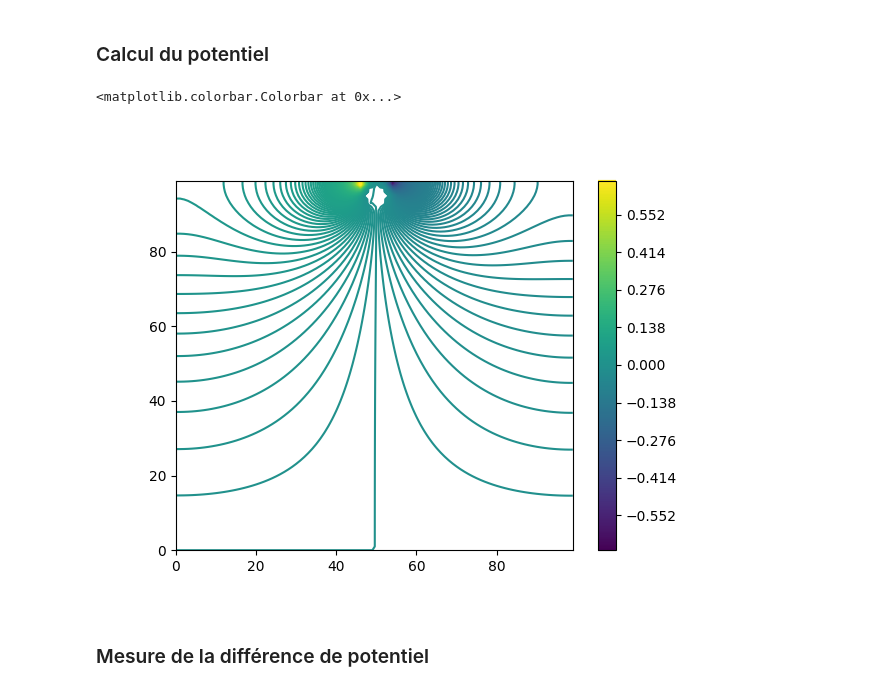
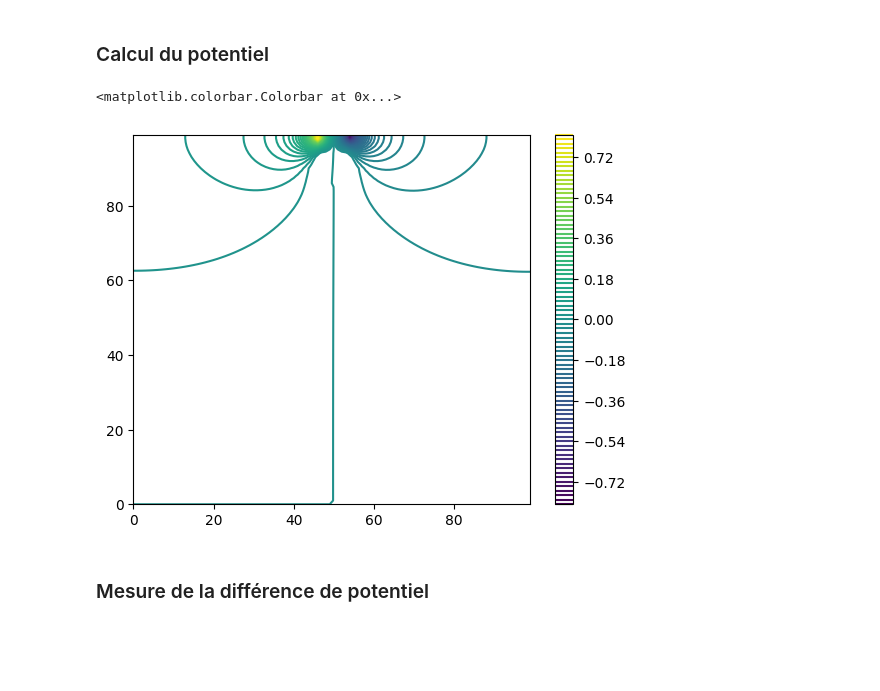
Before and after one commit to AlexandreChevrette/ProjetFinal_PhysiqueNumerique, a Jupyter notebook: Projet_physnum.ipynb, the cells around one changed output. Saved outputs shown, nothing was run; the diff lists cells and outputs as text; code cells hidden in the pictures; blank space fills up the shorter version.

```diff
--- a/Projet_physnum.ipynb
+++ b/Projet_physnum.ipynb
@@ -32,10 +32,11 @@ sigma_init = np.ones((dim, dim))# np.random.uniform(low=1, high=10, size=(dim, d
 
 xx, yy = np.meshgrid(np.arange(dim), np.arange(dim), indexing='ij')
 
-sigma_init[(xx-95)**2 + (yy-50)**2 <= 3**2] = 500
+sigma_init[(xx-90)**2 + (yy-50)**2 <= 5**2] = 1000
 
 
-# sigma_init[: 81, dim//2 - 50: dim//2 + 50] = 100
+# sigma_init[: 90, dim//2 - 50: dim//2 + 50] = 1000
+
 pot_init = np.zeros((dim, dim))
 
 courant_init = np.zeros((dim, dim))
@@ -52,74 +53,93 @@ plt.imshow(sigma_init, origin='lower')
 # %% [markdown]
 ### Calcul du potentiel
 # %%
-t numpy as np
-import matplotlib.pyplot as plt
+import numpy as np
 import numba
 
-%matplotlib widget
+@numba.njit(fastmath=True, parallel=True)
+def compute_pot(V, V_k, Sigma, I):
+    l = V.shape[0]
+    h2 = 1.0  # h^2
 
+    for j in numba.prange(1, l-1):
+        for i in range(1, l-1):
 
+            s = Sigma[j, i]
 
-niter = 1000000
-tol = 1e-8
-error=1e10
-it=0
+            sip = Sigma[j, i+1]
+            sim = Sigma[j, i-1]
+            sjp = Sigma[j+1, i]
+            sjm = Sigma[j-1, i]
 
-@numba.jit
-def compute_pot(V, V_k, Sigma, I):
-    l = len(V[0])
-    h = 1
-    for i in range(1, l-1):
-        for j in range(1, l-1):
-
-            sigma_ifhs = (2*Sigma[j, i]*Sigma[j, i+1])/(Sigma[j, i] + Sigma[j, i+1])
-            sigma_ibhs = (2*Sigma[j, i]*Sigma[j, i-1])/(Sigma[j, i] + Sigma[j, i-1])
-            sigma_jfhs = (2*Sigma[j, i]*Sigma[j+1, i])/(Sigma[j, i] + Sigma[j+1, i])
-            sigma_jbhs = (2*Sigma[j, i]*Sigma[j-1, i])/(Sigma[j, i] + Sigma[j-1, i])
+            sigma_ifhs = 2*s*sip / (s + sip)
+            sigma_ibhs = 2*s*sim / (s + sim)
+            sigma_jfhs = 2*s*sjp / (s + sjp)
+            sigma_jbhs = 2*s*sjm / (s + sjm)
 
             deno = sigma_ifhs + sigma_ibhs + sigma_jfhs + sigma_jbhs
 
-            nom = (I[j, i]*(h**2)) + sigma_ifhs*V_k[j, i+1] + sigma_ibhs*V_k[j, i-1] + sigma_jfhs*V_k[j+1, i] + sigma_jbhs*V_k[j-1, i]
-
-            V[j, i] = nom/deno
+            V[j, i] = (
+                I[j, i]*h2
+                + sigma_ifhs*V_k[j, i+1]
+                + sigma_ibhs*V_k[j, i-1]
+                + sigma_jfhs*V_k[j+1, i]
+                + sigma_jbhs*V_k[j-1, i]
+            ) / deno
 
     return V
 
-@numba.jit
-def find_pot(V, Sigma, I, DIM, error=1e10, tol=1e-8, niter=1000000):
-    it=0
-    while error > tol and it < niter:
+
+@numba.njit(fastmath=True)
+def compute_error(V, V_k):
+    err = 0.0
+    for j in range(V.shape[0]):
+        for i in range(V.shape[1]):
+            d = V[j, i] - V_k[j, i]
+            err += d*d
+    return np.sqrt(err)
+
+
+@numba.njit(fastmath=True)
+def apply_bc(V, DIM):
+    # conditions limites
+    V[0, :] = 0
+    V[-1, :] = V[-2, :]
+    V[:, 0] = V[:, 1]
+    V[:, DIM-1] = V[:, DIM-2]
+
+
+@numba.njit(fastmath=True)
+def find_pot(V, Sigma, I, DIM, tol=1e-5, niter=1000000):
+
+    for it in range(niter):
+
         V_k = V.copy()
 
-        V[0, :] = 0 # haut
-        V[-1, :] = V[-2, :] # bas
-        V[:, 0] = V[:, 1] # gauche
-        V[:, DIM-1] = V[:, DIM-2] # gauche
-        #  = 0 # droite
+        apply_bc(V, DIM)
 
-        V = compute_pot(V, V_k, Sigma, I)
+        compute_pot(V, V_k, Sigma, I)
 
-        diff = V - V_k
-        error = np.sqrt(np.sum(diff**2))#np.linalg.norm(diff)
+        error = compute_error(V, V_k)
 
-        it += 1
+        if error < tol:
+            break
 
     return V
 
 Voltage = find_pot(pot_init, sigma_init, courant_init, DIM=dim)
 
 # print(f"Nombre d'itérations: {it}")
 # print(f"Erreur: {error}")
 
 
 plt.figure()
 # plt.imshow(Voltage, origin='lower')
-plt.contour(Voltage, levels=500)
+plt.contour(Voltage, levels=100)
 # plt.imshow(pot)
 plt.colorbar()
 # %% [output]
 <matplotlib.colorbar.Colorbar at 0x...>
-[figure, old version]
+[figure, new version]
 # %% [markdown]
 ### Mesure de la différence de potentiel
 # %%
```
Also changed, not shown: parts of 7 cells of this notebook.
